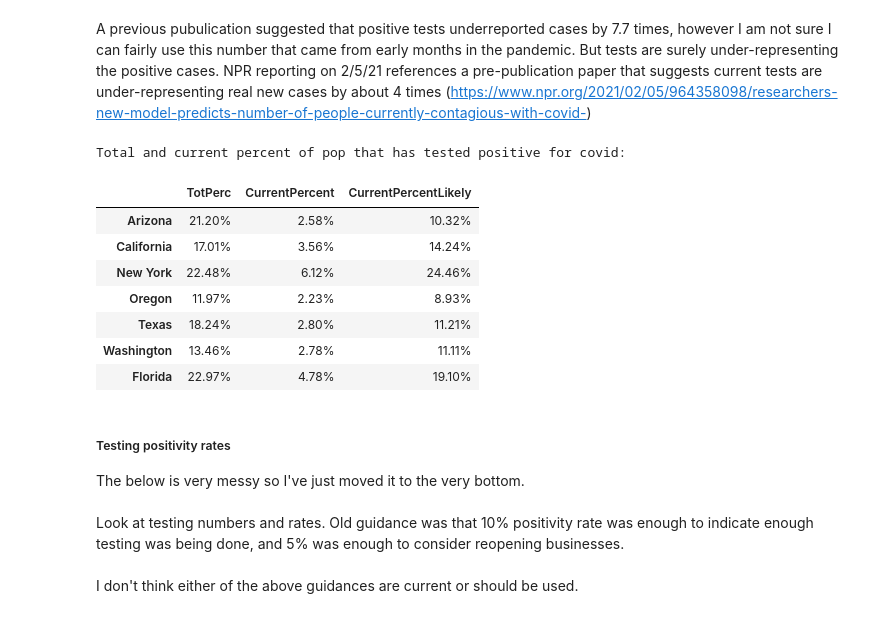
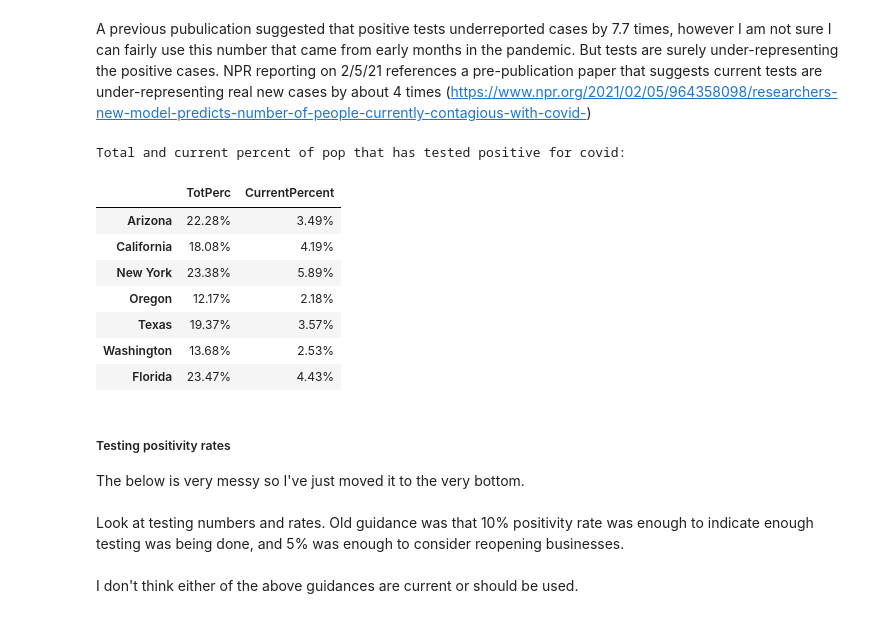
Before and after one commit to nb137/Covid-Data-Analysis, a Jupyter notebook: Covid_Data_Plots.ipynb, the cells around one changed output. Cells and saved outputs as stored; diff of their text form; code cells hidden in the pictures.

```diff
--- a/Covid_Data_Plots.ipynb
+++ b/Covid_Data_Plots.ipynb
@@ -149,30 +149,30 @@ But tests are surely under-representing the positive cases.
 NPR reporting on 2/5/21 references a pre-publication paper that suggests current tests are under-representing real new cases by about 4 times (https://www.npr.org/2021/02/05/964358098/researchers-new-model-predicts-number-of-people-currently-contagious-with-covid-)
 # %%
 from IPython.display import display
-tot_stats = pd.DataFrame(columns=['TotPerc','CurrentPercent','CurrentPercentLikely'])
+tot_stats = pd.DataFrame(columns=['TotPerc','CurrentPercent']) #columns=['TotPerc','CurrentPercent','CurrentPercentLikely']
 
 for i,r in state_info.iterrows():
     tot = combine['Confirmed',r['State']][-1]/(r['Pop'])
     current = combine['Confirmed',r['State']].diff().rolling(18).sum()[-1]/(r['Pop'])
     #cur_more = current * 7.7   # one paper estiamted 7.7 times undercounted cases (but we're going to only report positive tests here)
     cur_more = current * 4 # recent NPR reporting on Columbia paper
     tot = "{0:.2f}%".format(tot * 100)
     current = "{0:.2f}%".format(current * 100)
     cur_more = "{0:.2f}%".format(cur_more * 100)
-    tot_stats.loc[r['State']] = [tot,current,cur_more]
+    tot_stats.loc[r['State']] = [tot,current] #[tot,current,cur_more]
 
 print("Total and current percent of pop that has tested positive for covid:")
 display(tot_stats)
 # %% [output]
 Total and current percent of pop that has tested positive for covid:
-|  | TotPerc | CurrentPercent | CurrentPercentLikely |
-| Arizona | 21.20% | 2.58% | 10.32% |
-| California | 17.01% | 3.56% | 14.24% |
-| New York | 22.48% | 6.12% | 24.46% |
-| Oregon | 11.97% | 2.23% | 8.93% |
-| Texas | 18.24% | 2.80% | 11.21% |
-| Washington | 13.46% | 2.78% | 11.11% |
-| Florida | 22.97% | 4.78% | 19.10% |
+|  | TotPerc | CurrentPercent |
+| Arizona | 22.28% | 3.49% |
+| California | 18.08% | 4.19% |
+| New York | 23.38% | 5.89% |
+| Oregon | 12.17% | 2.18% |
+| Texas | 19.37% | 3.57% |
+| Washington | 13.68% | 2.53% |
+| Florida | 23.47% | 4.43% |
 # %% [markdown]
 ##### Testing positivity rates
 The below is very messy so I've just moved it to the very bottom. <br><br>
```
Also changed, not shown: parts of 8 cells of this notebook, 1 other file.
